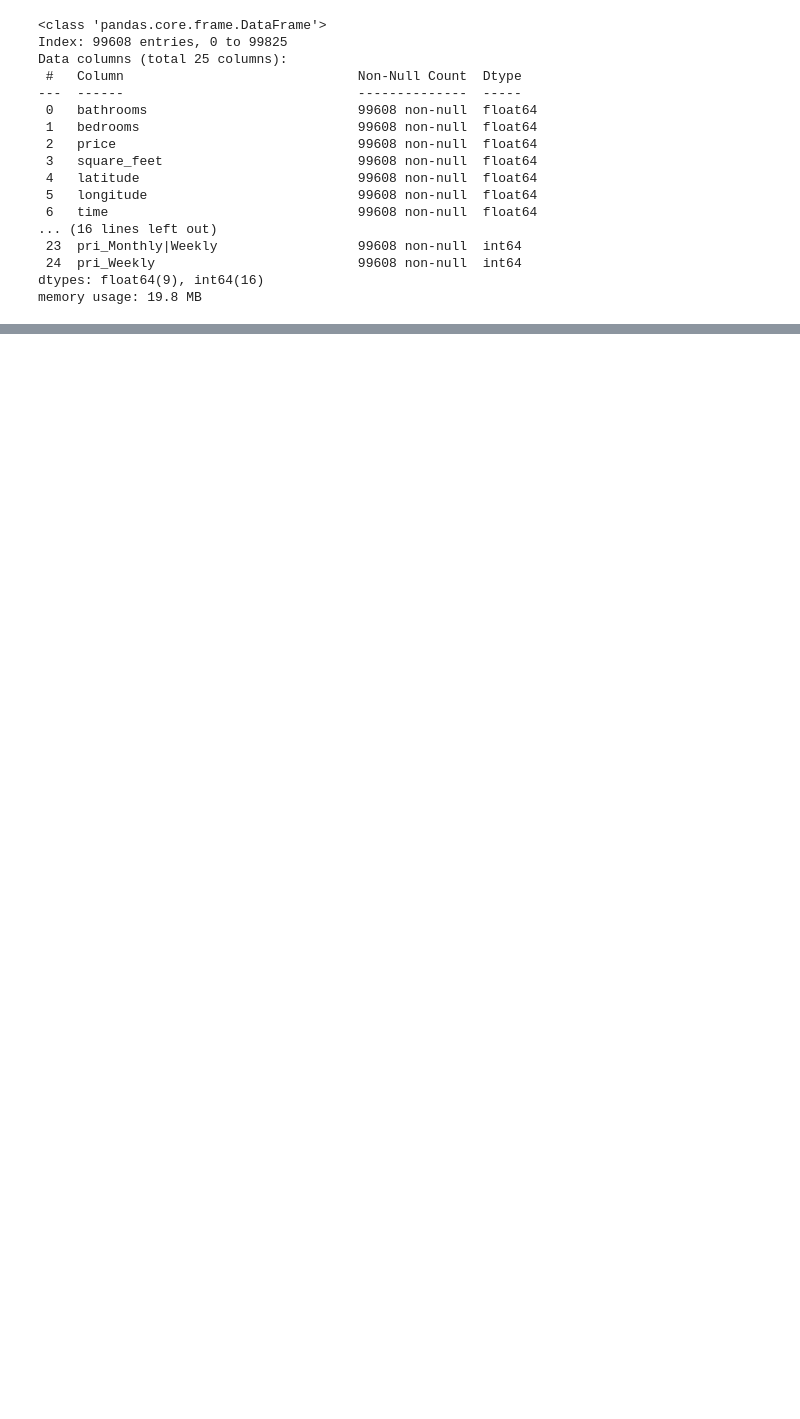
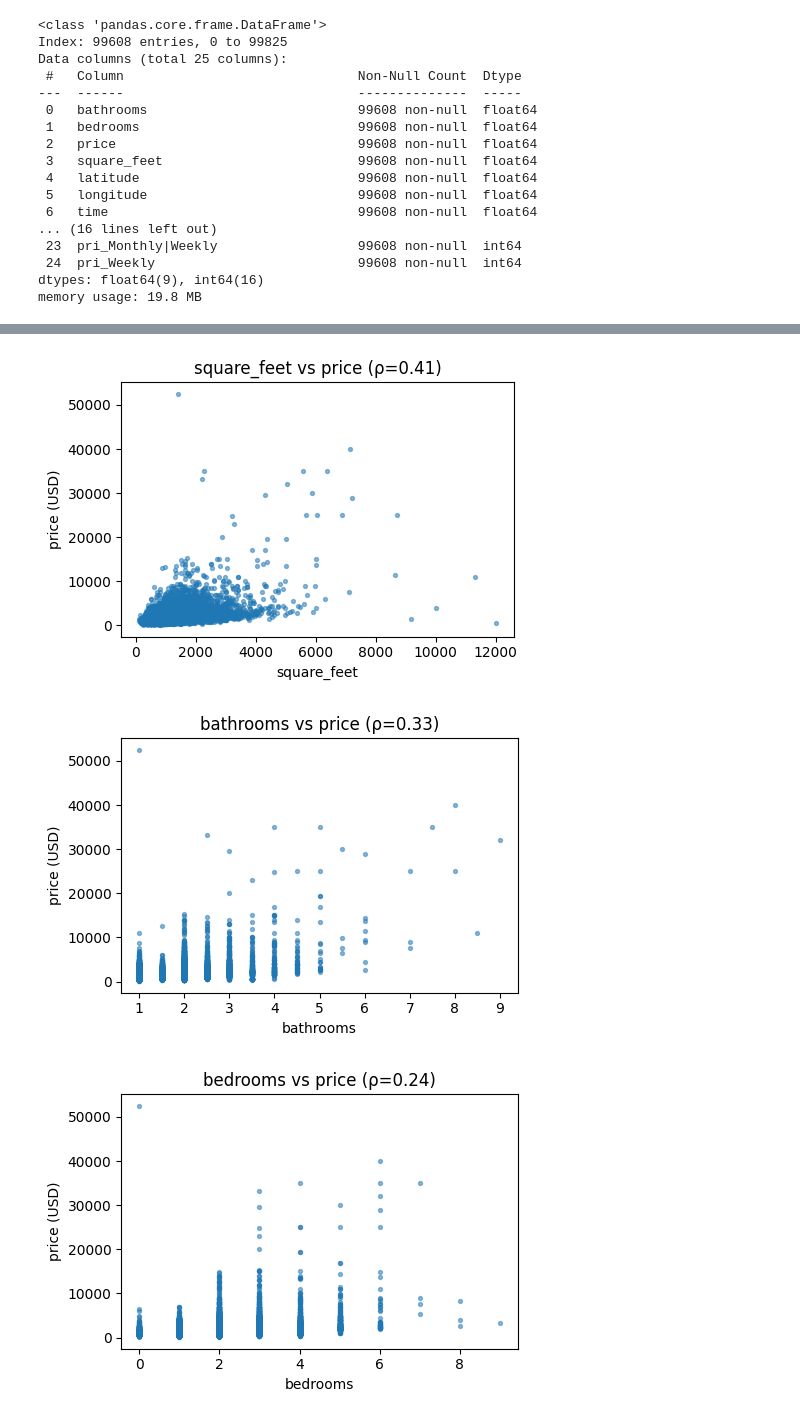
Before and after one commit to DMzeroone/Mlopstrabajofinal, a Jupyter notebook: notebooks/mlopstrabajofinal.ipynb, the cells around one changed output, grey strips where cells are left out. Cells and saved outputs as stored; diff of their text form; code cells hidden in the pictures; blank space fills up the shorter version.

```diff
--- a/notebooks/mlopstrabajofinal.ipynb
+++ b/notebooks/mlopstrabajofinal.ipynb
@@ -185,0 +299,21 @@ datosclean.to_csv('dataset.csv', sep='|')
+# %%
+#Descriptivos extendidos
+desc_num = df.describe(percentiles=[.01,.05,.25,.5,.75,.95,.99]).T
+desc_num["skew"] = df.skew(numeric_only=True)
+desc_num["kurtosis"] = df.kurtosis(numeric_only=True)
+display(desc_num)
+
+#Target (price)
+print("Resumen 'price' (USD):")
+display(df["price"].describe(percentiles=[.01,.05,.25,.5,.75,.95,.99]).to_frame("price"))
+print(f"Skew: {df['price'].skew():.3f} | Kurtosis: {df['price'].kurtosis():.3f}")
+
+#Outliers por IQR
+outliers_info = {}
+for c in df.columns:
+    q1, q3 = df[c].quantile([0.25, 0.75])
+    iqr = q3 - q1
+    low, high = q1 - 1.5*iqr, q3 + 1.5*iqr
+    outliers_info[c] = int(((df[c] < low) | (df[c] > high)).sum())
+outliers = pd.Series(outliers_info).sort_values(ascending=False)
+display(pd.DataFrame({"outliers_IQR": outliers, "%": (outliers/len(df)*100).round(2)}).head(20))
@@ -185,0 +433,14 @@ datosclean.to_csv('dataset.csv', sep='|')
+# %%
+#Dispersión vs top-6 variables más correlacionadas
+top_num = corr_price.head(6).index.tolist()
+for c in top_num:
+    plt.figure(figsize=(5,3.5))
+    plt.scatter(df[c], df["price"], s=8, alpha=0.5)
+    plt.xlabel(c); plt.ylabel("price (USD)")
+    rho = corr_price[c]
+    plt.title(f"{c} vs price (ρ={rho:.2f})")
+    plt.tight_layout(); plt.show()
+# %% [output]
+[figure, added]
+[figure, added]
+[figure, added]
```
Also changed, not shown: parts of 17 cells of this notebook.
